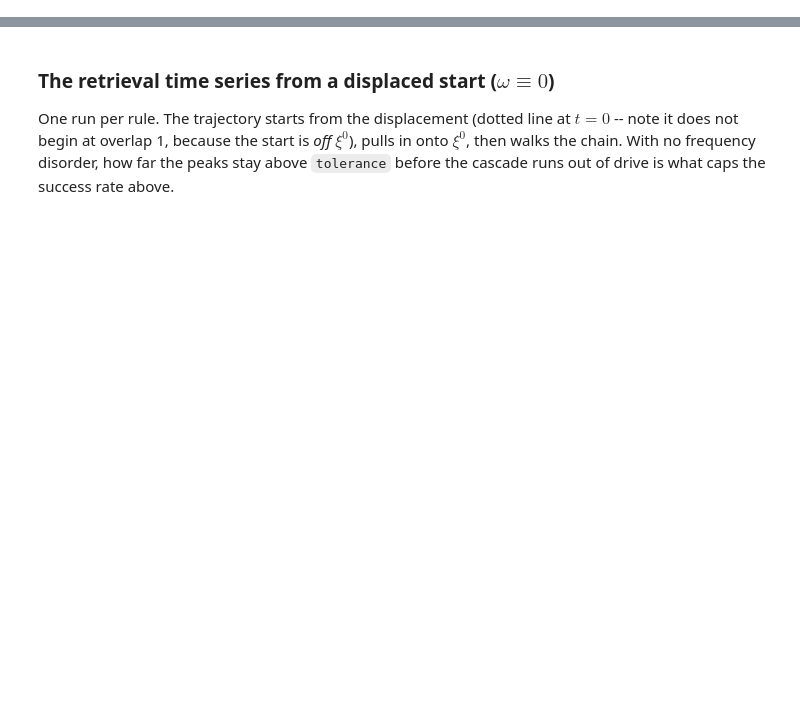
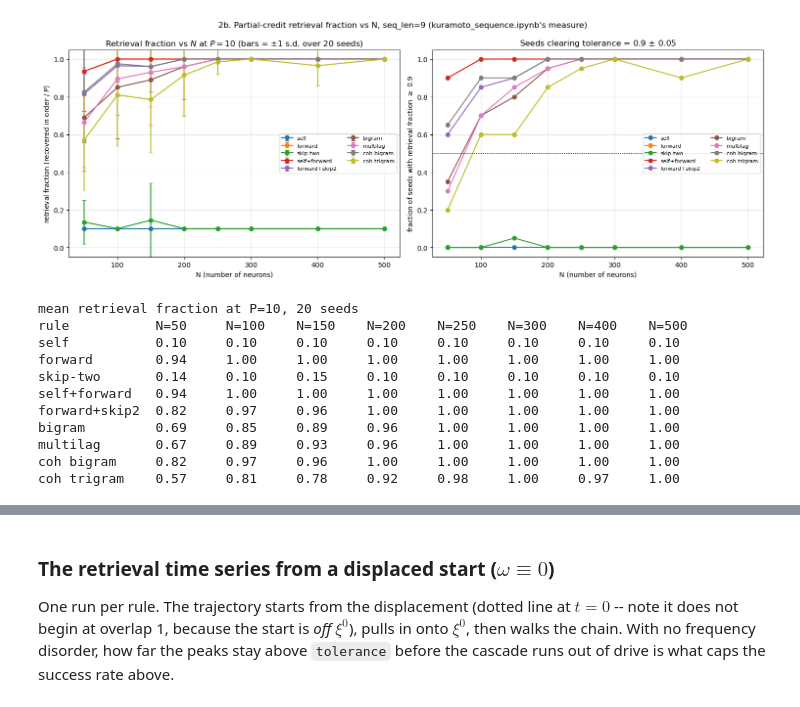
Before and after one commit to dvnrlv/Kuramoto-CD-DAM, a Jupyter notebook: kuramoto/hetero_learning/robustness_sweep.ipynb, the cells around one changed output, grey strips where cells are left out. Cells and saved outputs as stored; diff of their text form; code cells hidden in the pictures; blank space fills up the shorter version.

```diff
--- a/kuramoto/hetero_learning/robustness_sweep.ipynb
+++ b/kuramoto/hetero_learning/robustness_sweep.ipynb
@@ -973,0 +608,74 @@ Two edge cases in the intrinsic-frequency disorder `omega`:
+# %%
+SEQ_N_SWEEP = [50, 100, 150, 200, 250, 300, 400, 500]
+SEQ_SWEEP_SEEDS = 20                       # kuramoto_sequence.ipynb's seed_range
+RETRIEVAL_TOLERANCE = 0.9                  # its SWEEP_CONFIG["retrieval_tolerance"]
+RETRIEVAL_TOLERANCE_MARGIN = 0.05          # its SWEEP_CONFIG["retrieval_tolerance_margin"]
+
+
+def retrieval_fraction(net, seq, duration):
+    """The partial-credit measure of kuramoto_sequence.ipynb: the fraction of the stored
+    sequence recovered, in order, before the first mismatch. 1.0 is full retrieval (and is
+    exactly metric 1 succeeding); 0.4 means the chain broke 40% of the way in."""
+    result = net.simulate(seq, T=duration)
+    retrieved = net.decode_sequence_online(result, seq, margin=MARGIN)
+    return net.compare_to_stored_sequence(retrieved, seq) / len(seq)
+
+
+def fraction_vs_N(catalogue, seq_len, N_values, seeds=SEQ_SWEEP_SEEDS, duration=None):
+    """For each rule and each N, the retrieval fraction over `seeds` generation seeds.
+    Every rule sees the same seeds at every N, so the curves are directly comparable."""
+    duration = DWELL_PER_TRANSITION * seq_len if duration is None else duration
+    out = {}
+    for name, rule in catalogue.items():
+        per_N = []
+        for n in N_values:
+            net = kc.ContextNetwork(rule=rule, N=n, seed=10, **CONFIG)
+            fracs = [retrieval_fraction(net,
+                                        krm.generate_sequence(n, seq_len, CONFIG["corruption_rate"],
+                                                              name="A", seed=s),
+                                        duration)
+                     for s in range(seeds)]
+            per_N.append(np.asarray(fracs))
+        out[name] = per_N
+    return out
+
+
+frac_results = fraction_vs_N(RAW_CATALOGUE, SEQ_LEN, SEQ_N_SWEEP)
+
+fig, axes = plt.subplots(1, 2, figsize=(15, 5.5))
+for name, per_N in frac_results.items():
+    means = [f.mean() for f in per_N]
+    stds = [f.std() for f in per_N]
+    axes[0].errorbar(SEQ_N_SWEEP, means, yerr=stds, marker="o", capsize=3, lw=1.6, label=name)
+    axes[1].plot(SEQ_N_SWEEP, [(f >= RETRIEVAL_TOLERANCE).mean() for f in per_N], "-o", label=name)
+
+axes[0].set_ylabel("retrieval fraction (recovered in order / $P$)")
+axes[0].set_title(f"Retrieval fraction vs $N$ at $P={SEQ_LEN + 1}$ (bars = $\\pm 1$ s.d. over {SEQ_SWEEP_SEEDS} seeds)")
+axes[1].axhline(0.5, color="k", ls=":", lw=1)
+axes[1].set_ylabel(f"fraction of seeds with retrieval fraction $\\geq$ {RETRIEVAL_TOLERANCE}")
+axes[1].set_title(f"Seeds clearing tolerance = {RETRIEVAL_TOLERANCE} "
+                  f"$\\pm$ {RETRIEVAL_TOLERANCE_MARGIN}")
+for ax in axes:
+    ax.set_xlabel("N (number of neurons)")
+    ax.set_ylim(-0.05, 1.05); ax.legend(fontsize=8, ncol=2); ax.grid(alpha=0.3)
+fig.suptitle(f"2b. Partial-credit retrieval fraction vs N, seq_len={SEQ_LEN} "
+             f"(kuramoto_sequence.ipynb's measure)")
+plt.tight_layout(); plt.show()
+
+print(f"mean retrieval fraction at P={SEQ_LEN + 1}, {SEQ_SWEEP_SEEDS} seeds")
+print(f"{'rule':<15}" + "".join(f"N={n:<7}" for n in SEQ_N_SWEEP))
+for name, per_N in frac_results.items():
+    print(f"{name:<15}" + "".join(f"{f.mean():<9.2f}" for f in per_N))
+# %% [output]
+[figure, added]
+mean retrieval fraction at P=10, 20 seeds
+rule           N=50     N=100    N=150    N=200    N=250    N=300    N=400    N=500
+self           0.10     0.10     0.10     0.10     0.10     0.10     0.10     0.10
+forward        0.94     1.00     1.00     1.00     1.00     1.00     1.00     1.00
+skip-two       0.14     0.10     0.15     0.10     0.10     0.10     0.10     0.10
+self+forward   0.94     1.00     1.00     1.00     1.00     1.00     1.00     1.00
+forward+skip2  0.82     0.97     0.96     1.00     1.00     1.00     1.00     1.00
+bigram         0.69     0.85     0.89     0.96     1.00     1.00     1.00     1.00
+multilag       0.67     0.89     0.93     0.96     1.00     1.00     1.00     1.00
+coh bigram     0.82     0.97     0.96     1.00     1.00     1.00     1.00     1.00
+coh trigram    0.57     0.81     0.78     0.92     0.98     1.00     0.97     1.00
```
Also changed, not shown: parts of 55 cells of this notebook, 27 other files.
